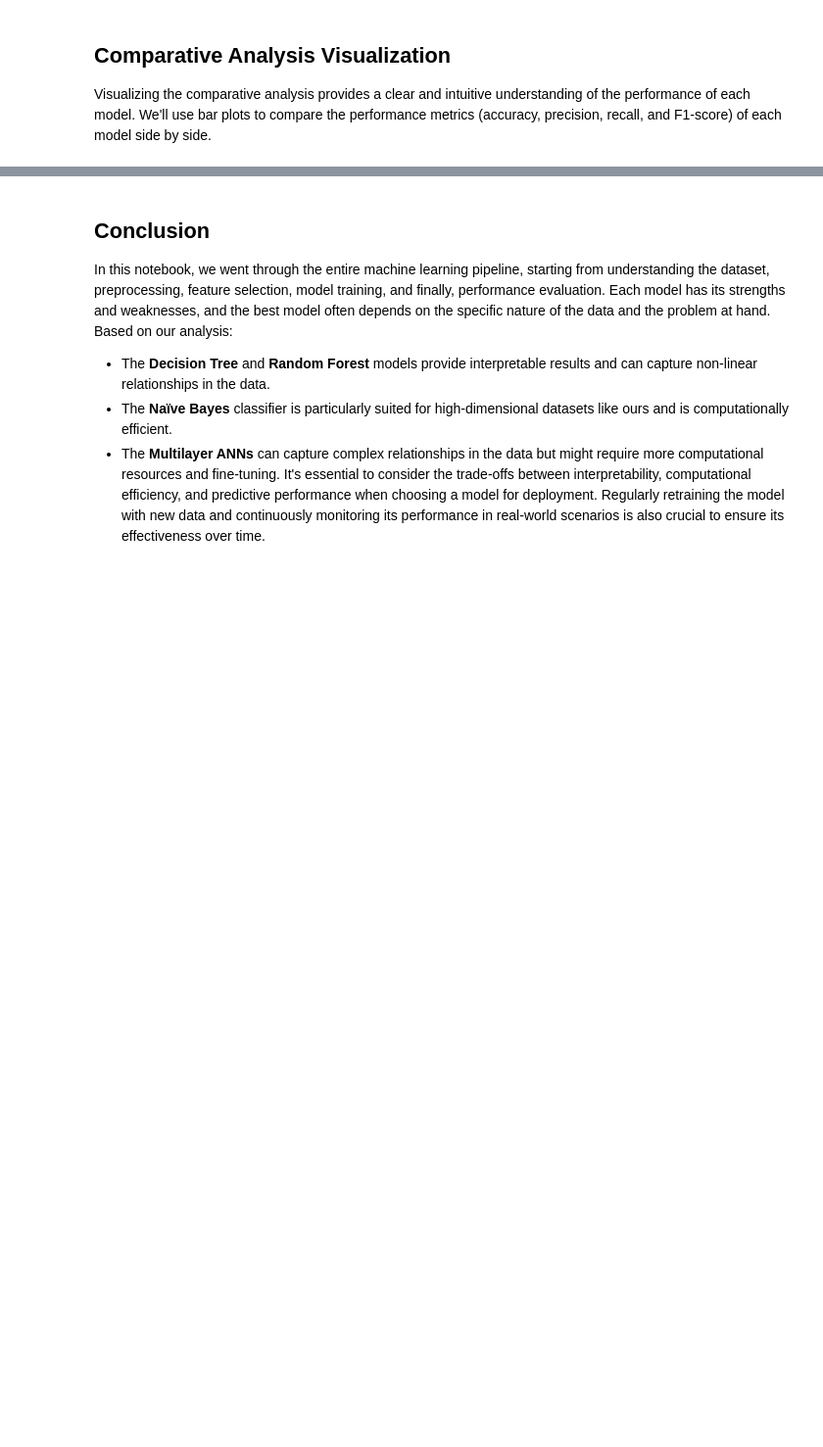
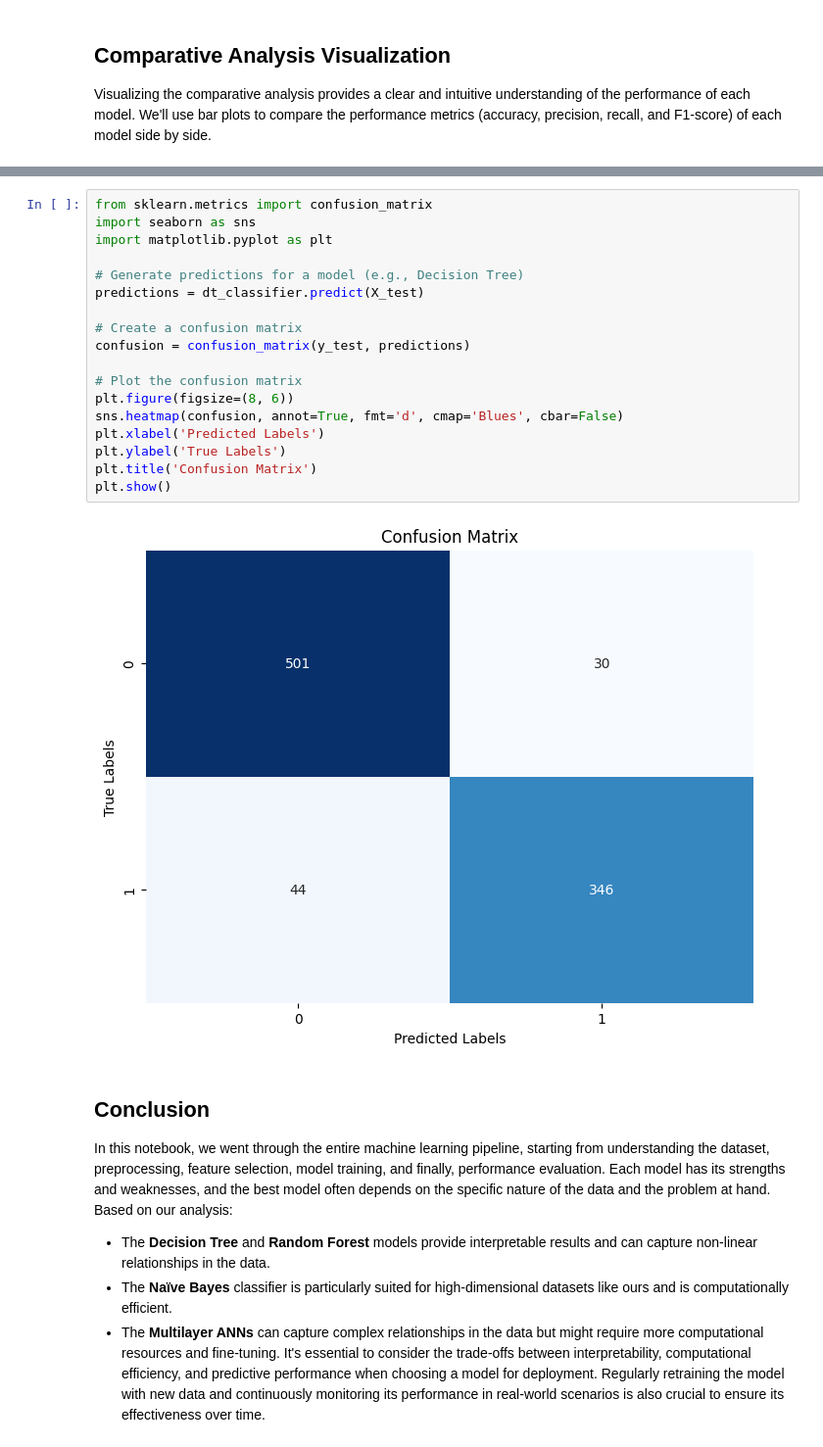
Before and after one commit to roopeshach/spam_detection_analysis, a Jupyter notebook: Spam_Detection_Analysis.ipynb, the cells around one changed output, grey strips where cells are left out. Shown at 98% size. Saved outputs shown, nothing was run; the diff lists cells and outputs as text; blank space fills up the shorter version.

Commit message:
added confusion matrix

```diff
--- a/Spam_Detection_Analysis.ipynb
+++ b/Spam_Detection_Analysis.ipynb
@@ -238,3 +247,23 @@ plt.show()
+# %%
+from sklearn.metrics import confusion_matrix
+import seaborn as sns
+import matplotlib.pyplot as plt
+
+# Generate predictions for a model (e.g., Decision Tree)
+predictions = dt_classifier.predict(X_test)
+
+# Create a confusion matrix
+confusion = confusion_matrix(y_test, predictions)
+
+# Plot the confusion matrix
+plt.figure(figsize=(8, 6))
+sns.heatmap(confusion, annot=True, fmt='d', cmap='Blues', cbar=False)
+plt.xlabel('Predicted Labels')
+plt.ylabel('True Labels')
+plt.title('Confusion Matrix')
+plt.show()
+# %% [output]
+[figure, added]
 # %% [markdown]
 ## Conclusion
 In this notebook, we went through the entire machine learning pipeline, starting from understanding the dataset, preprocessing, feature selection, model training, and finally, performance evaluation. Each model has its strengths and weaknesses, and the best model often depends on the specific nature of the data and the problem at hand.
```
Also changed, not shown: parts of 5 cells of this notebook.
